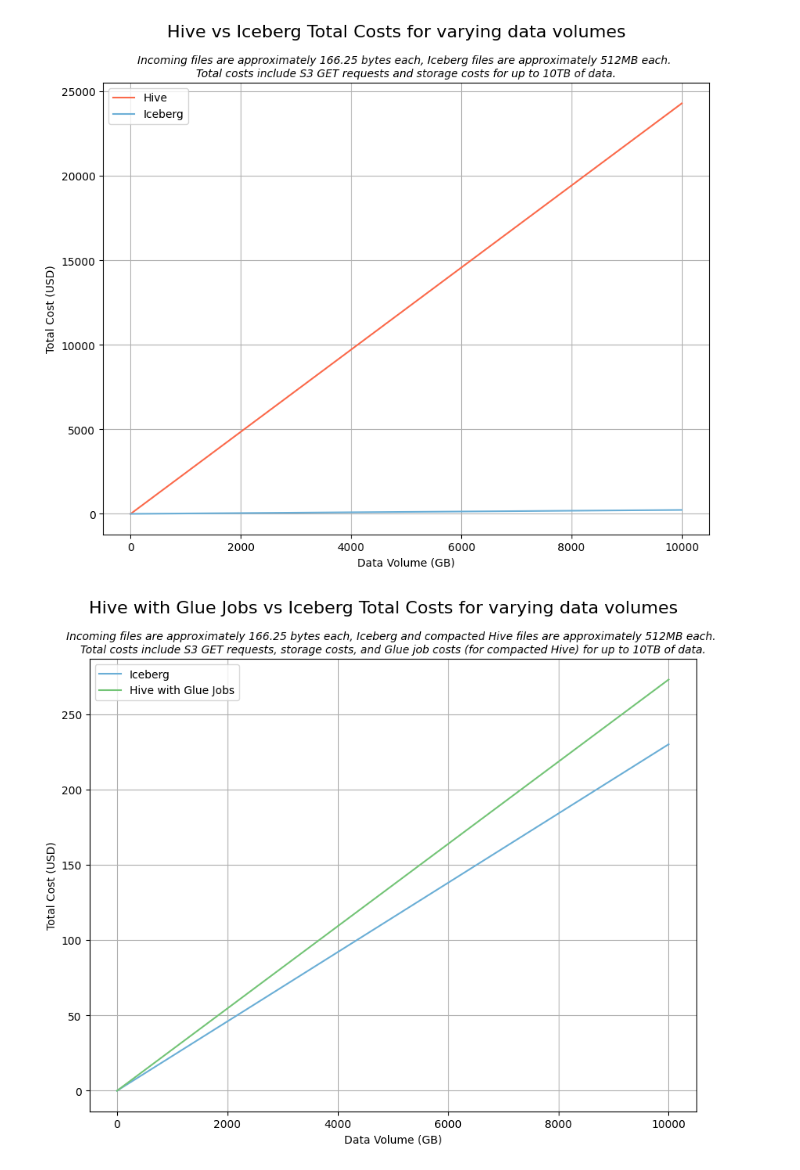
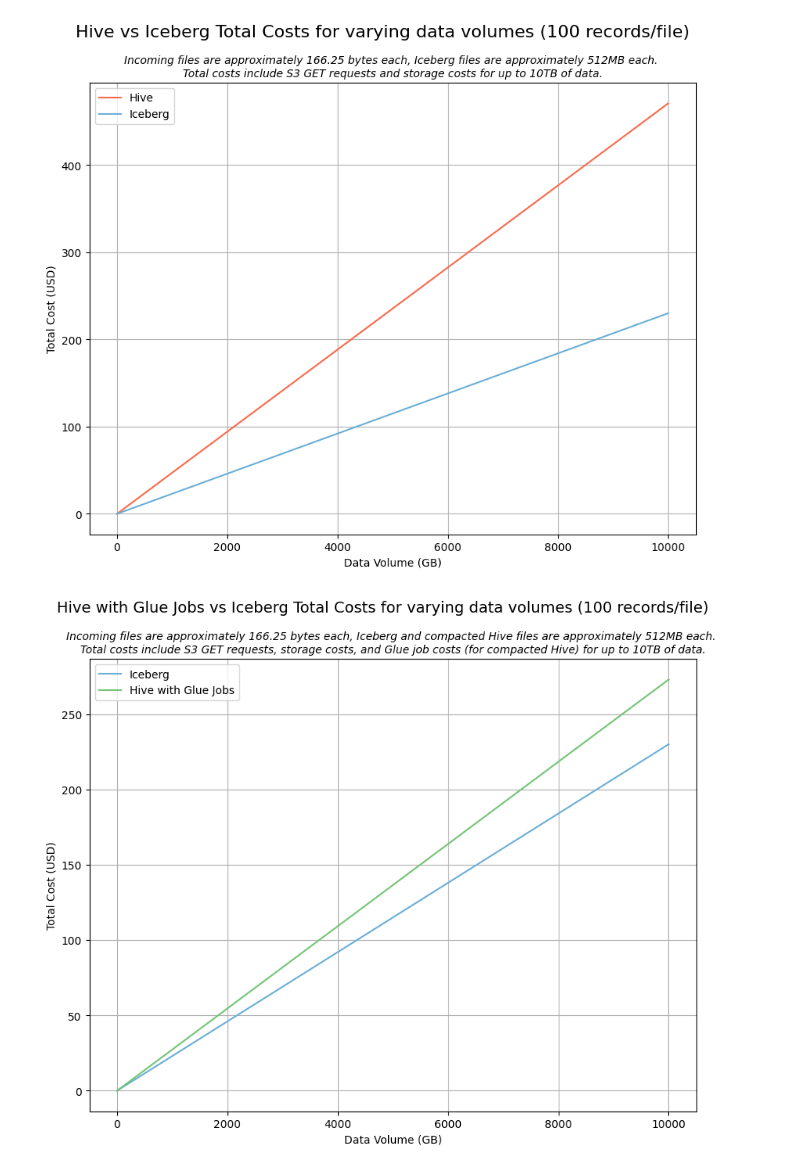
Before and after one commit to t04glovern/aws-greengrass-bricks, a Jupyter notebook: greengrass-batch-uploader/hive-vs-iceberg-costs.ipynb, the cells around one changed output. Drawn from its saved outputs; the diff is of its cells as text; code cells hidden in the pictures.

Commit message:
updated costings for hive iceberg

```diff
--- a/greengrass-batch-uploader/hive-vs-iceberg-costs.ipynb
+++ b/greengrass-batch-uploader/hive-vs-iceberg-costs.ipynb
@@ -17,14 +35,16 @@ DATA_CONSTANTS = {
     "data_gb": np.linspace(0, 10000, num=100),  # up to 10 terabytes
     "incoming_file_size_bytes": 166.25,  # bytes
     "iceberg_file_size_bytes": 512 * 1e6,  # bytes
-    "hive_compacted_file_size_bytes": 512 * 1e6  # bytes
+    "hive_compacted_file_size_bytes": 512 * 1e6,  # bytes
+    "batch_size": 100  # number of files per batch
 }
 
 def calculate_get_requests_and_costs(data_gb, file_size_bytes):
     # Calculate the number of GET requests and the associated costs
     data_bytes = data_gb * 1e9  # convert GB to bytes
     num_files = data_bytes / file_size_bytes  # total number of files
-    num_get_requests = num_files  # each file read is a GET request
+    num_batches = num_files / DATA_CONSTANTS["batch_size"]
+    num_get_requests = num_batches  # each batch read is a GET request
     get_requests_per_thousand = num_get_requests / 1e3  # convert to thousands of GET requests
     cost = get_requests_per_thousand * S3_COSTS["s3_get_cost_per_thousand"]  # total cost
 
@@ -67,37 +87,37 @@ def plot_hive_vs_iceberg_costs(data_gb, filename):
 
     plt.xlabel('Data Volume (GB)')
     plt.ylabel('Total Cost (USD)')
-    plt.suptitle('Hive vs Iceberg Total Costs for varying data volumes', fontsize=16)
+    plt.suptitle('Hive vs Iceberg Total Costs for varying data volumes ({} records/file)'.format(DATA_CONSTANTS["batch_size"]), fontsize=16)
     plt.title('Incoming files are approximately 166.25 bytes each, Iceberg files are approximately 512MB each. \nTotal costs include S3 GET requests and storage costs for up to 10TB of data.', fontsize=10, fontstyle='italic')
     plt.legend()
     plt.grid(True)
     plt.savefig(filename, transparent=True)
     plt.show()
 
 # Second Plot: Comparing costs between Hive with Glue jobs and Iceberg
 def plot_hive_glue_vs_iceberg_costs(data_gb, filename):
 
     # Plot the total costs vs data volume for Hive with Glue jobs and Iceberg
     plt.figure(figsize=(10, 7.5))
 
     iceberg_costs = np.vectorize(lambda data_gb: calculate_total_costs(data_gb, DATA_CONSTANTS["iceberg_file_size_bytes"]))(data_gb)
     plt.plot(data_gb, iceberg_costs, label='Iceberg', color=plt.cm.Blues(0.5))
 
     hive_glue_costs = np.vectorize(lambda data_gb: calculate_total_costs_with_glue(data_gb, DATA_CONSTANTS["hive_compacted_file_size_bytes"]))(data_gb)
     plt.plot(data_gb, hive_glue_costs, label='Hive with Glue Jobs', color=plt.cm.Greens(0.5))
 
     plt.xlabel('Data Volume (GB)')
     plt.ylabel('Total Cost (USD)')
-    plt.suptitle('Hive with Glue Jobs vs Iceberg Total Costs for varying data volumes', fontsize=16)
+    plt.suptitle('Hive with Glue Jobs vs Iceberg Total Costs for varying data volumes ({} records/file)'.format(DATA_CONSTANTS["batch_size"]), fontsize=14)
     plt.title('Incoming files are approximately 166.25 bytes each, Iceberg and compacted Hive files are approximately 512MB each. \nTotal costs include S3 GET requests, storage costs, and Glue job costs (for compacted Hive) for up to 10TB of data.', fontsize=10, fontstyle='italic')
     plt.legend()
     plt.grid(True)
     plt.savefig(filename, transparent=True)
     plt.show()
 
 # Generate the two plots
 plot_hive_vs_iceberg_costs(DATA_CONSTANTS["data_gb"], filename="cost-comparision-03.png")
 plot_hive_glue_vs_iceberg_costs(DATA_CONSTANTS["data_gb"], filename="cost-comparision-04.png")
 # %% [output]
-[figure, old version]
+[figure, new version]
-[figure, old version]
+[figure, new version]
```
Also changed, not shown: parts of 1 cell of this notebook.
